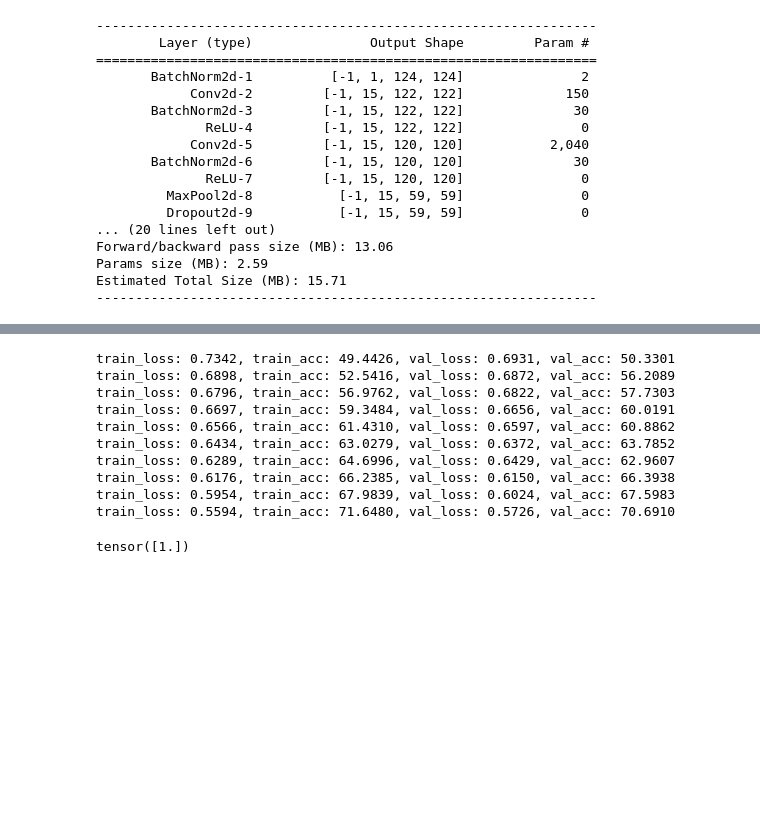
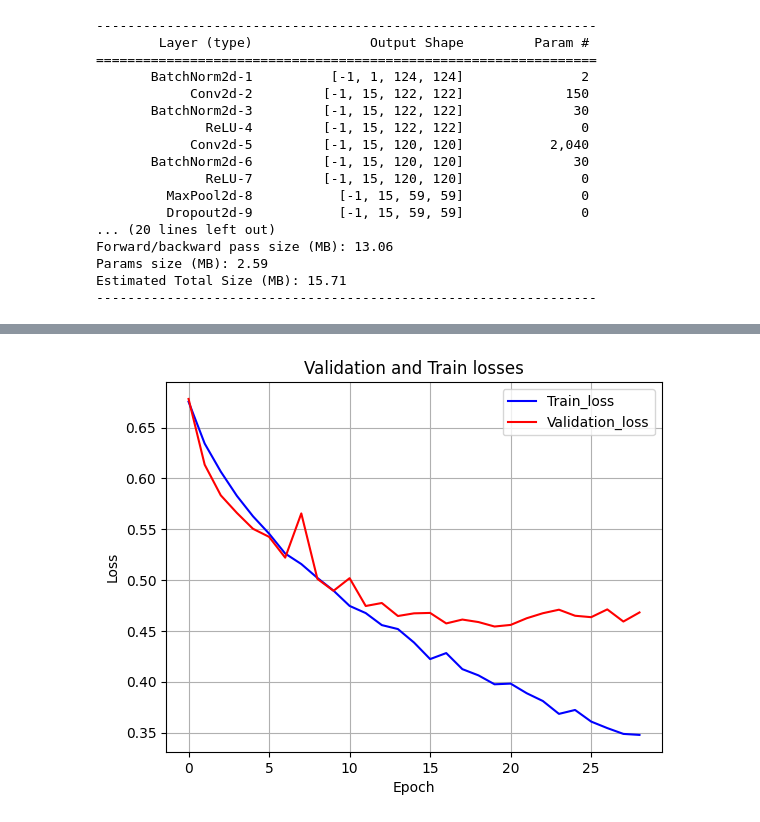
Before and after one commit to Rubeennn/Dog_Cat_dataset, a Jupyter notebook: Cat_Dog.ipynb, the cells around one changed output, grey strips where cells are left out. Cells and saved outputs as stored; diff of their text form; code cells hidden in the pictures; blank space fills up the shorter version.

Commit message:
the results for new model: I think need to increase the train_data.

```diff
--- a/Cat_Dog.ipynb
+++ b/Cat_Dog.ipynb
@@ -76,7 +76,8 @@ dataset = ImageFolder(
     root = data_path / 'Animal Images',
     transform=transforms.Compose([
     transforms.Grayscale(),
-    transforms.Resize(size=(124,124)), # Maybe need to make it smaller
+    transforms.RandomHorizontalFlip(p=0.5),
+    # transforms.Resize(size=(124,124)), # Maybe need to make it smaller
     transforms.ToTensor()
     ])
 )
@@ -481,12 +482,19 @@ class Cat_Dog2(nn.Module):
                   stride=1,
                   padding=0),
         nn.ReLU(),
-        nn.MaxPool2d(kernel_size=(2,2)))
+        nn.MaxPool2d(kernel_size=(2,2)),
+        nn.Conv2d(in_channels=32,
+                  out_channels=64,
+                  kernel_size=(3,3)),
+        nn.ReLU(),
+        nn.MaxPool2d(kernel_size=(2,2)),
+        nn.Dropout2d(p=0.25))
 
     self.classifier = nn.Sequential(
         nn.Flatten(),
-        nn.Linear(in_features=21632,
+        nn.Linear(in_features=14400,
                   out_features=128),
+        nn.Dropout2d(p=0.5),
         nn.Linear(in_features=128,
                   out_features=1)
     )
@@ -511,8 +533,12 @@ tensor([[0.0386]], device='cuda:0', grad_fn=<AddmmBackward0>)
 loss = nn.BCEWithLogitsLoss()
 optimizer = torch.optim.Adam(params=model2.parameters(),
                              lr=0.001)
+total_train_losses = []
+train_total_accs = []
+total_val_losses = []
+total_val_accs = []
 # %%
-epochs = 10
+epochs = 100
 for epoch in tqdm(range(epochs)):
   total_train_loss = 0
   train_total_acc = 0
@@ -542,6 +568,8 @@ for epoch in tqdm(range(epochs)):
   total_train_loss /= len(train_dataloader)
   train_total_acc /= len(train_dataloader)
 
+  total_train_losses.append(total_train_loss)
+  train_total_accs.append(train_total_acc)
 
   with torch.inference_mode():
     for X_val,y_val in val_loader:
@@ -560,21 +588,24 @@ for epoch in tqdm(range(epochs)):
 
   total_val_loss /= len(val_loader)
   total_val_acc /= len(val_loader)
+
+  total_val_losses.append(total_val_loss)
+  total_val_accs.append(total_val_acc)
+
   print(f'train_loss: {total_train_loss:.4f}, train_acc: {train_total_acc:.4f}, val_loss: {total_val_loss:.4f}, val_acc: {total_val_acc:.4f}')
 
     # print(total_train_loss, y.shape)
-# %% [output]
-train_loss: 0.7342, train_acc: 49.4426, val_loss: 0.6931, val_acc: 50.3301
-train_loss: 0.6898, train_acc: 52.5416, val_loss: 0.6872, val_acc: 56.2089
-train_loss: 0.6796, train_acc: 56.9762, val_loss: 0.6822, val_acc: 57.7303
-train_loss: 0.6697, train_acc: 59.3484, val_loss: 0.6656, val_acc: 60.0191
-train_loss: 0.6566, train_acc: 61.4310, val_loss: 0.6597, val_acc: 60.8862
-train_loss: 0.6434, train_acc: 63.0279, val_loss: 0.6372, val_acc: 63.7852
-train_loss: 0.6289, train_acc: 64.6996, val_loss: 0.6429, val_acc: 62.9607
-train_loss: 0.6176, train_acc: 66.2385, val_loss: 0.6150, val_acc: 66.3938
-train_loss: 0.5954, train_acc: 67.9839, val_loss: 0.6024, val_acc: 67.5983
-train_loss: 0.5594, train_acc: 71.6480, val_loss: 0.5726, val_acc: 70.6910
-# %%
-torch.round(torch.Tensor([0.51]))
-# %% [output]
-tensor([1.])
+# %%
+plt.plot(range(len(total_train_losses)), total_train_losses, c='b', label='Train_loss')
+plt.plot(range(len(total_val_losses)), total_val_losses, c='r', label='Validation_loss')
+
+plt.xlabel('Epoch')
+plt.ylabel('Loss')
+
+plt.title('Validation and Train losses')
+
+plt.legend()
+plt.grid(True)
+plt.show()
+# %% [output]
+[figure, added]
```
Also changed, not shown: parts of 2 cells of this notebook.
